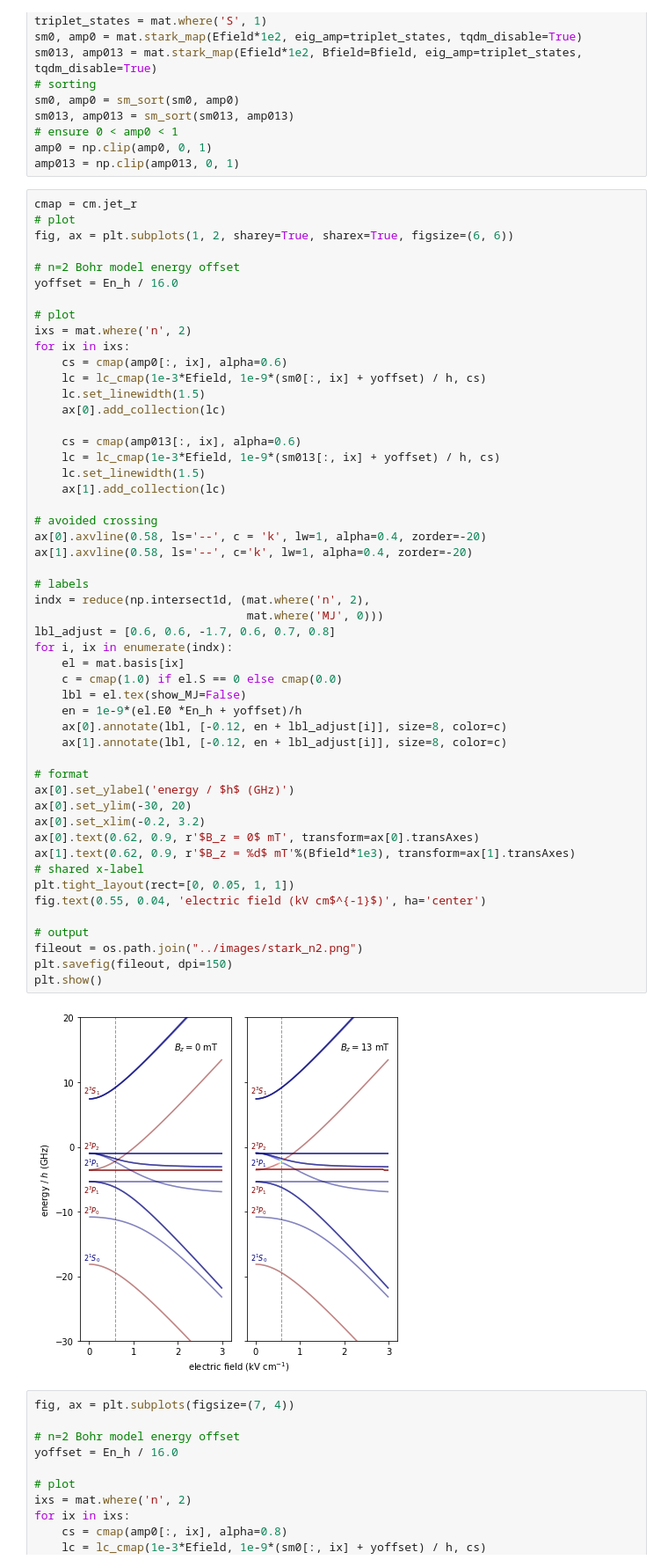
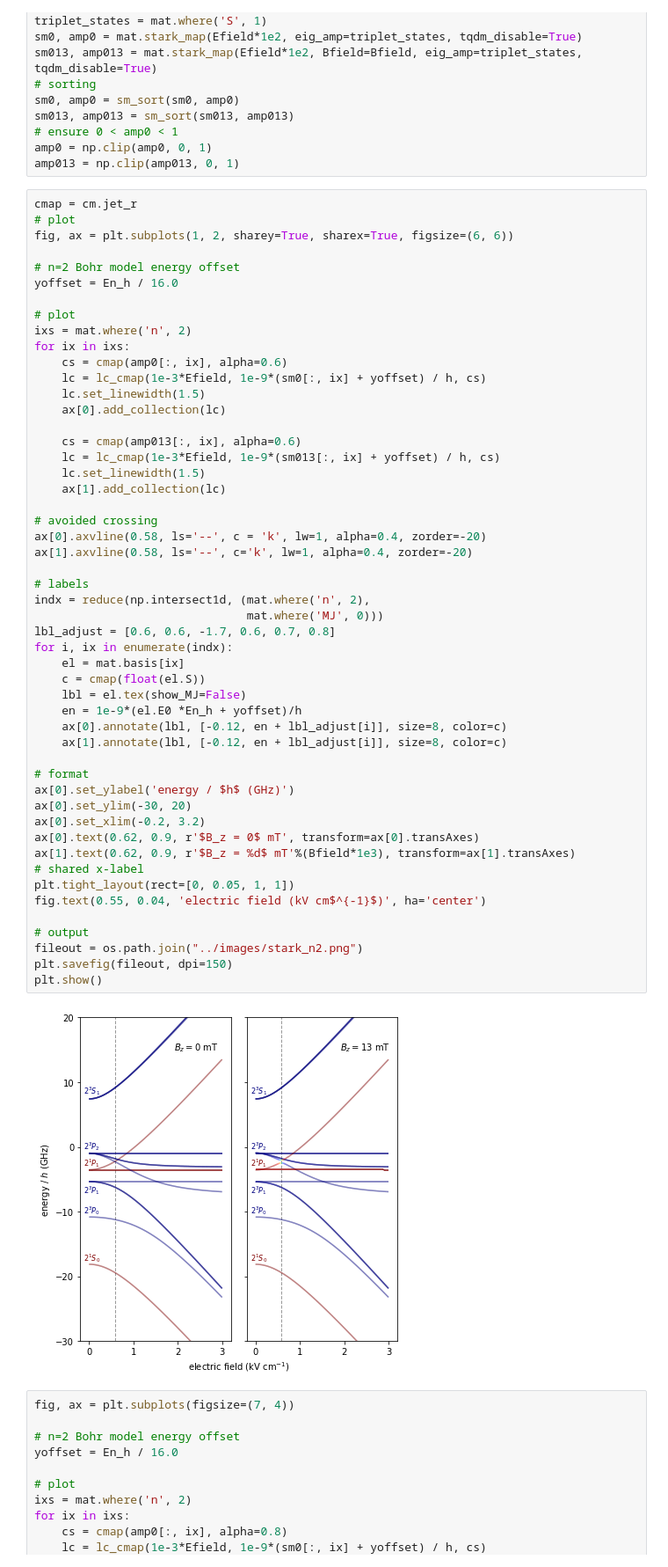
Before and after one commit to ad3ller/pypositronium, a Jupyter notebook: notebooks/Stark Map - n2.ipynb, the cells around one changed output. Shown: that part at 88% size. Saved outputs shown, nothing was run; the diff lists cells and outputs as text.

Commit message:
fix cmap error

```diff
--- a/notebooks/Stark Map - n2.ipynb
+++ b/notebooks/Stark Map - n2.ipynb
@@ -65,35 +65,35 @@ for ix in ixs:
 # avoided crossing
 ax[0].axvline(0.58, ls='--', c = 'k', lw=1, alpha=0.4, zorder=-20)
 ax[1].axvline(0.58, ls='--', c='k', lw=1, alpha=0.4, zorder=-20)
 
 # labels
 indx = reduce(np.intersect1d, (mat.where('n', 2),
                                mat.where('MJ', 0)))
 lbl_adjust = [0.6, 0.6, -1.7, 0.6, 0.7, 0.8]
 for i, ix in enumerate(indx):
     el = mat.basis[ix]
-    c = cmap(1.0) if el.S == 0 else cmap(0.0)
+    c = cmap(float(el.S))
     lbl = el.tex(show_MJ=False)
     en = 1e-9*(el.E0 *En_h + yoffset)/h
     ax[0].annotate(lbl, [-0.12, en + lbl_adjust[i]], size=8, color=c)
     ax[1].annotate(lbl, [-0.12, en + lbl_adjust[i]], size=8, color=c)
 
 # format
 ax[0].set_ylabel('energy / $h$ (GHz)')
 ax[0].set_ylim(-30, 20)
 ax[0].set_xlim(-0.2, 3.2)
 ax[0].text(0.62, 0.9, r'$B_z = 0$ mT', transform=ax[0].transAxes)
 ax[1].text(0.62, 0.9, r'$B_z = %d$ mT'%(Bfield*1e3), transform=ax[1].transAxes)
 # shared x-label
 plt.tight_layout(rect=[0, 0.05, 1, 1])
 fig.text(0.55, 0.04, 'electric field (kV cm$^{-1}$)', ha='center')
 
 # output
 fileout = os.path.join("../images/stark_n2.png")
 plt.savefig(fileout, dpi=150)
 plt.show()
 # %% [output]
-[figure, old version]
+[figure, new version]
 # %%
 fig, ax = plt.subplots(figsize=(7, 4))
 
```
Also changed, not shown: 10 other files.
